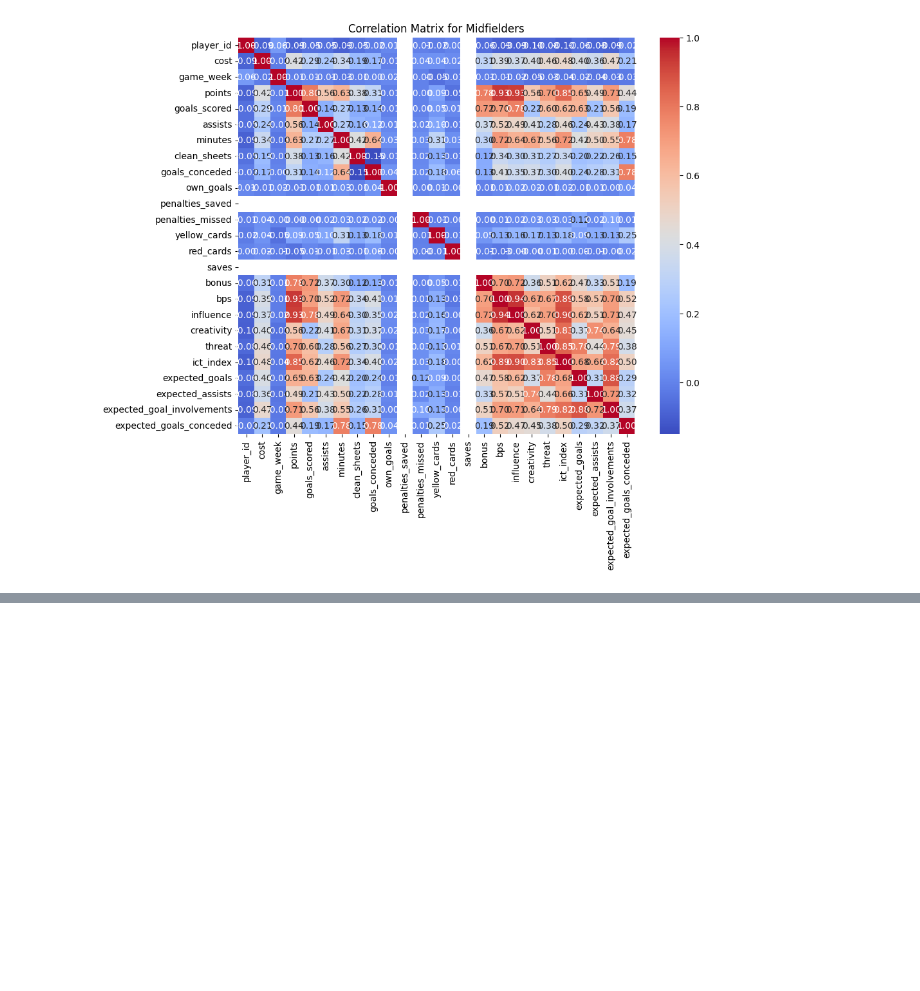
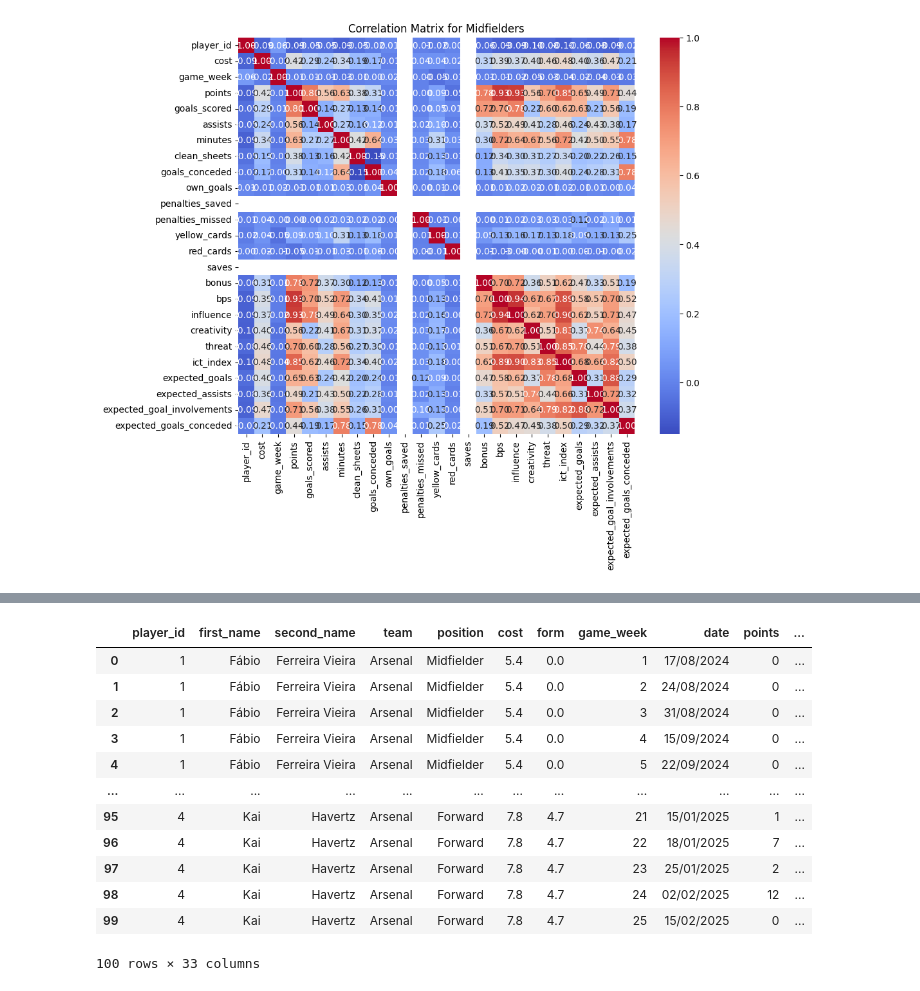
Before and after one commit to Yeti7554/scoresnippet-data, a Jupyter notebook: research.ipynb, the cells around one changed output, grey strips where cells are left out. Cells and saved outputs as stored; diff of their text form; code cells hidden in the pictures; blank space fills up the shorter version.

```diff
--- a/research.ipynb
+++ b/research.ipynb
@@ -176,0 +340,16 @@ plt.show()
+# %%
+df.head(100)
+# %% [output]
+|  | player_id | first_name | second_name | team | position | cost | form | game_week | date | points | ... |
+| 0 | 1 | Fábio | Ferreira Vieira | Arsenal | Midfielder | 5.4 | 0.0 | 1 | 17/08/2024 | 0 | ... |
+| 1 | 1 | Fábio | Ferreira Vieira | Arsenal | Midfielder | 5.4 | 0.0 | 2 | 24/08/2024 | 0 | ... |
+| 2 | 1 | Fábio | Ferreira Vieira | Arsenal | Midfielder | 5.4 | 0.0 | 3 | 31/08/2024 | 0 | ... |
+| 3 | 1 | Fábio | Ferreira Vieira | Arsenal | Midfielder | 5.4 | 0.0 | 4 | 15/09/2024 | 0 | ... |
+| 4 | 1 | Fábio | Ferreira Vieira | Arsenal | Midfielder | 5.4 | 0.0 | 5 | 22/09/2024 | 0 | ... |
+| ... | ... | ... | ... | ... | ... | ... | ... | ... | ... | ... | ... |
+| 95 | 4 | Kai | Havertz | Arsenal | Forward | 7.8 | 4.7 | 21 | 15/01/2025 | 1 | ... |
+| 96 | 4 | Kai | Havertz | Arsenal | Forward | 7.8 | 4.7 | 22 | 18/01/2025 | 7 | ... |
+| 97 | 4 | Kai | Havertz | Arsenal | Forward | 7.8 | 4.7 | 23 | 25/01/2025 | 2 | ... |
+| 98 | 4 | Kai | Havertz | Arsenal | Forward | 7.8 | 4.7 | 24 | 02/02/2025 | 12 | ... |
+| 99 | 4 | Kai | Havertz | Arsenal | Forward | 7.8 | 4.7 | 25 | 15/02/2025 | 0 | ... |
+100 rows × 33 columns
```
Also changed, not shown: parts of 15 cells of this notebook, 2 other files.
